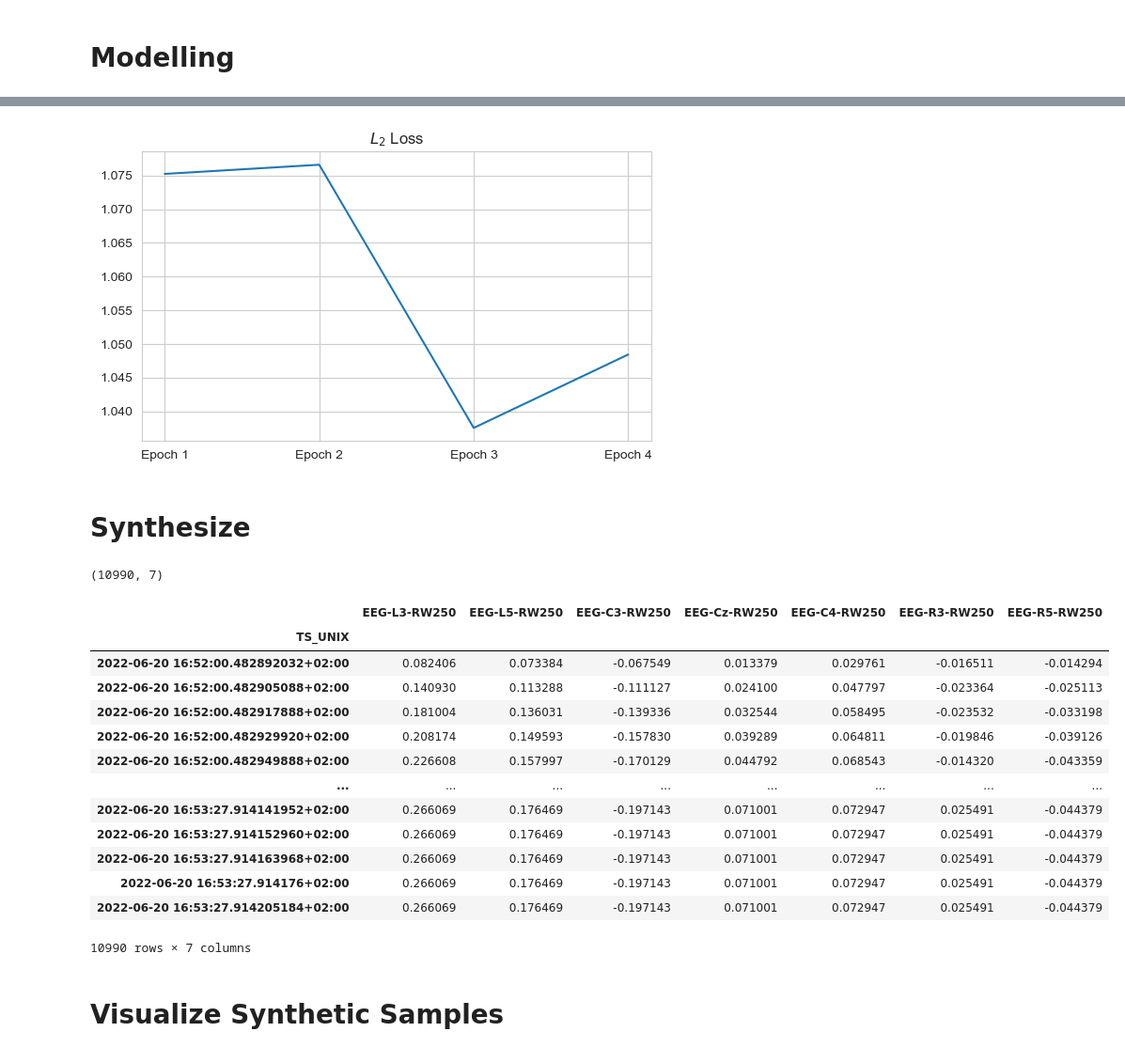
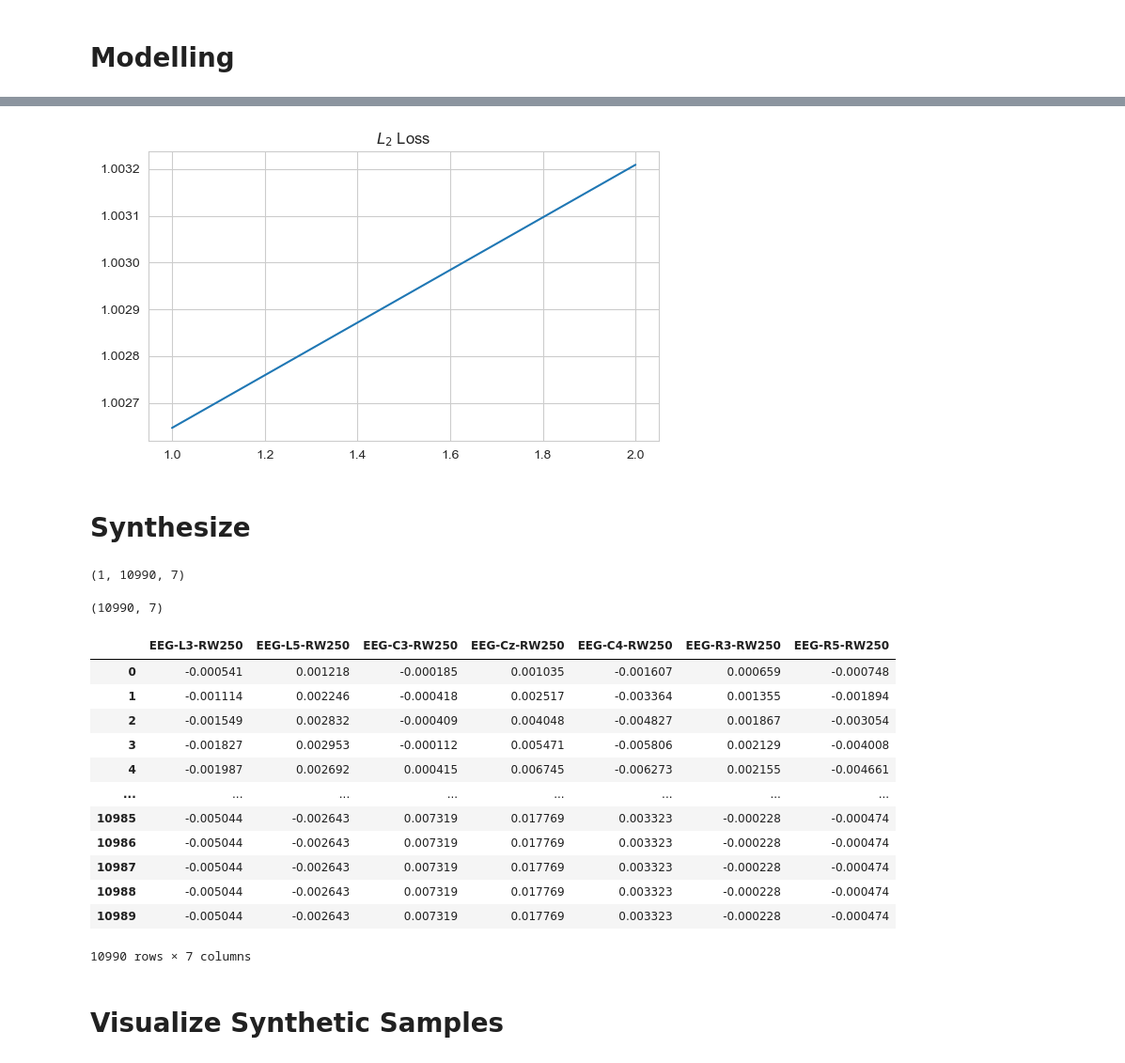
Before and after one commit to negralessio/biosignals-gen-ai, a Jupyter notebook: notebooks/modelling.ipynb, the cells around one changed output, grey strips where cells are left out. Shown: that part at 94% size. Cells and saved outputs as stored; diff of their text form; code cells hidden in the pictures.

```diff
--- a/notebooks/modelling.ipynb
+++ b/notebooks/modelling.ipynb
@@ -105,7 +105,7 @@ print(reshaped_data.shape)
 # %%
 import tensorflow as tf
 
-from tensorflow.keras.layers import Input, LSTM, RepeatVector, Dense
+from tensorflow.keras.layers import Input, LSTM, RepeatVector, Dense, Bidirectional
 
 
 # Hyperparams
@@ -124,7 +124,8 @@ class Sampling(tf.keras.layers.Layer):
 
 # Encoder Architecture
 inputs = Input(shape=(sequence_length, num_features))
-z = LSTM(latent_dims)(inputs)
+z = LSTM(128, return_sequences=True)(inputs)
+z = LSTM(latent_dims)(z)
 z_mean = Dense(latent_dims)(z)
 z_log_var = Dense(latent_dims)(z)
 codings = Sampling()([z_mean, z_log_var])
@@ -133,6 +134,7 @@ encoder = tf.keras.Model(inputs=[inputs], outputs = [z_mean, z_log_var, codings]
 # Decoder Architecture
 decoder_inputs = Input(shape=(latent_dims,))
 x = RepeatVector(sequence_length)(decoder_inputs)
+x = LSTM(128, return_sequences=True)(x)
 x = LSTM(num_features, return_sequences=True)(x)
 decoder = tf.keras.Model(inputs=decoder_inputs, outputs=x)
 
@@ -141,5 +143,11 @@ _, _, codings = encoder(inputs)
 reconstructions = decoder(codings)
 vae = tf.keras.Model(inputs=[inputs], outputs=[reconstructions])
 
+# Latent Loss
+latent_loss = -0.5 * tf.keras.backend.sum(
+                1 + z_mean - tf.keras.backend.exp(z_log_var) - tf.keras.backend.square(z_mean),
+            axis=-1)
+vae.add_loss(tf.keras.backend.mean(latent_loss) / sequence_length)
+
 # Compile VAE
 vae.compile(loss="mse", optimizer="adam")
@@ -179,14 +186,15 @@ def plot_history(history):
     loss_dict = history.history
 
     y = loss_dict["loss"]
-    x = [f"Epoch {i+1}" for i in range(0, len(y))]
+    x = [i+1 for i in range(0, len(y))]
+
     plt.figure(figsize=(7, 4))
     plt.title("$L_2$ Loss")
     sns.lineplot(x=x, y=y)
 
 plot_history(history)
 # %% [output]
-[figure, old version]
+[figure, new version]
 # %% [markdown]
 # Synthesize
 # %%
@@ -201,28 +209,30 @@ def generate_time_series(num_samples, latent_dims):
 # Generate synthetic time series data
 num_samples = 1
 synthetic_time_series = generate_time_series(num_samples, latent_dims)
+print(synthetic_time_series.shape)
+# %% [output]
+(1, 10990, 7)
 # %%
 test = synthetic_time_series[0]
 test.shape
 # %% [output]
 (10990, 7)
 # %%
-test_df = pd.DataFrame(test, columns=df_scaled_list[0].columns, index=df_scaled_list[0].index)
+test_df = pd.DataFrame(test, columns=df_scaled_list[0].columns)#, index=df_scaled_list[0].index)
 test_df
 # %% [output]
 |  | EEG-L3-RW250 | EEG-L5-RW250 | EEG-C3-RW250 | EEG-Cz-RW250 | EEG-C4-RW250 | EEG-R3-RW250 | EEG-R5-RW250 |
-| TS_UNIX |  |  |  |  |  |  |  |
-| 2022-06-20 16:52:00.482892032+02:00 | 0.082406 | 0.073384 | -0.067549 | 0.013379 | 0.029761 | -0.016511 | -0.014294 |
-| 2022-06-20 16:52:00.482905088+02:00 | 0.140930 | 0.113288 | -0.111127 | 0.024100 | 0.047797 | -0.023364 | -0.025113 |
-| 2022-06-20 16:52:00.482917888+02:00 | 0.181004 | 0.136031 | -0.139336 | 0.032544 | 0.058495 | -0.023532 | -0.033198 |
-| 2022-06-20 16:52:00.482929920+02:00 | 0.208174 | 0.149593 | -0.157830 | 0.039289 | 0.064811 | -0.019846 | -0.039126 |
-| 2022-06-20 16:52:00.482949888+02:00 | 0.226608 | 0.157997 | -0.170129 | 0.044792 | 0.068543 | -0.014320 | -0.043359 |
+| 0 | -0.000541 | 0.001218 | -0.000185 | 0.001035 | -0.001607 | 0.000659 | -0.000748 |
+| 1 | -0.001114 | 0.002246 | -0.000418 | 0.002517 | -0.003364 | 0.001355 | -0.001894 |
+| 2 | -0.001549 | 0.002832 | -0.000409 | 0.004048 | -0.004827 | 0.001867 | -0.003054 |
+| 3 | -0.001827 | 0.002953 | -0.000112 | 0.005471 | -0.005806 | 0.002129 | -0.004008 |
+| 4 | -0.001987 | 0.002692 | 0.000415 | 0.006745 | -0.006273 | 0.002155 | -0.004661 |
 | ... | ... | ... | ... | ... | ... | ... | ... |
-| 2022-06-20 16:53:27.914141952+02:00 | 0.266069 | 0.176469 | -0.197143 | 0.071001 | 0.072947 | 0.025491 | -0.044379 |
-| 2022-06-20 16:53:27.914152960+02:00 | 0.266069 | 0.176469 | -0.197143 | 0.071001 | 0.072947 | 0.025491 | -0.044379 |
-| 2022-06-20 16:53:27.914163968+02:00 | 0.266069 | 0.176469 | -0.197143 | 0.071001 | 0.072947 | 0.025491 | -0.044379 |
-| 2022-06-20 16:53:27.914176+02:00 | 0.266069 | 0.176469 | -0.197143 | 0.071001 | 0.072947 | 0.025491 | -0.044379 |
-| 2022-06-20 16:53:27.914205184+02:00 | 0.266069 | 0.176469 | -0.197143 | 0.071001 | 0.072947 | 0.025491 | -0.044379 |
+| 10985 | -0.005044 | -0.002643 | 0.007319 | 0.017769 | 0.003323 | -0.000228 | -0.000474 |
+| 10986 | -0.005044 | -0.002643 | 0.007319 | 0.017769 | 0.003323 | -0.000228 | -0.000474 |
+| 10987 | -0.005044 | -0.002643 | 0.007319 | 0.017769 | 0.003323 | -0.000228 | -0.000474 |
+| 10988 | -0.005044 | -0.002643 | 0.007319 | 0.017769 | 0.003323 | -0.000228 | -0.000474 |
+| 10989 | -0.005044 | -0.002643 | 0.007319 | 0.017769 | 0.003323 | -0.000228 | -0.000474 |
 10990 rows × 7 columns
 # %% [markdown]
 # Visualize Synthetic Samples
```
Also changed, not shown: parts of 4 cells of this notebook.
